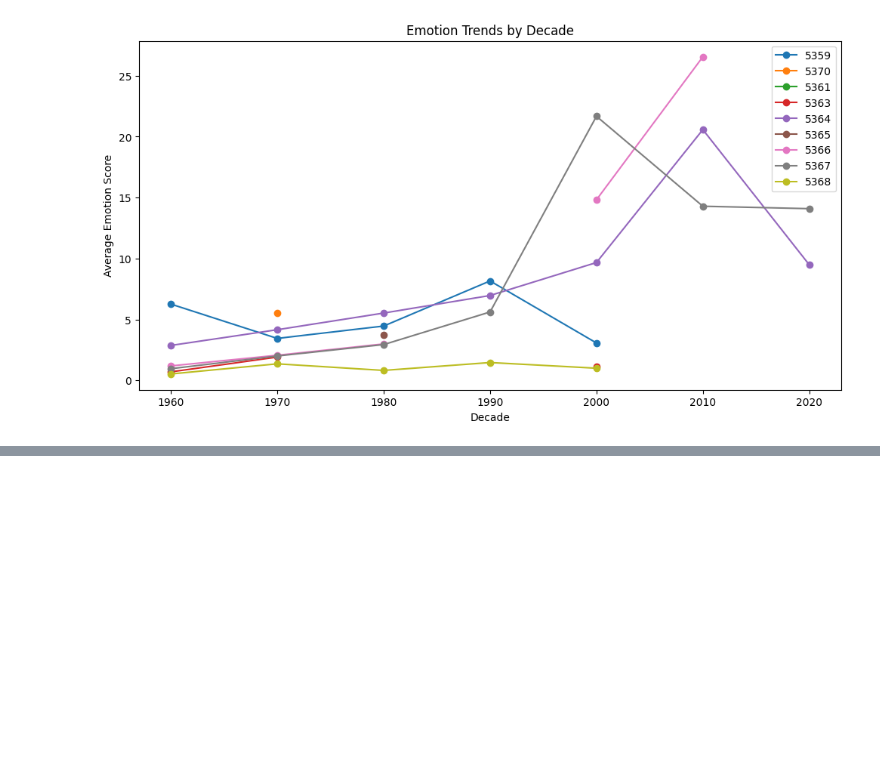
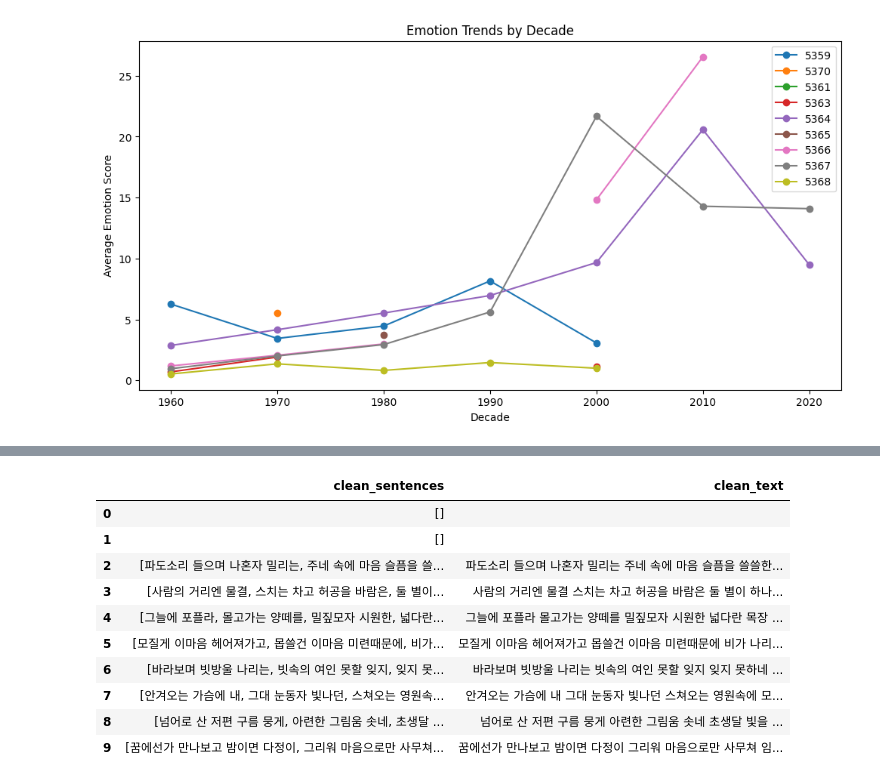
Before and after one commit to jangdain04-lab/TA_Airpods, a Jupyter notebook: TA_lyrics.ipynb, the cells around one changed output, grey strips where cells are left out. Saved outputs shown, nothing was run; the diff lists cells and outputs as text; code cells hidden in the pictures; blank space fills up the shorter version.

```diff
--- a/TA_lyrics.ipynb
+++ b/TA_lyrics.ipynb
@@ -496,0 +635,14 @@ df['emotion_word_ratio'] = df['hits'] / df['tokens'].apply(len)
+# %%
+df_kpop[['clean_sentences', 'clean_text']].head(10)
+# %% [output]
+|  | clean_sentences | clean_text |
+| 0 | [] |  |
+| 1 | [] |  |
+| 2 | [파도소리 들으며 나혼자 밀리는, 주네 속에 마음 슬픔을 쓸... | 파도소리 들으며 나혼자 밀리는 주네 속에 마음 슬픔을 쓸쓸한... |
+| 3 | [사람의 거리엔 물결, 스치는 차고 허공을 바람은, 둘 별이... | 사람의 거리엔 물결 스치는 차고 허공을 바람은 둘 별이 하나... |
+| 4 | [그늘에 포플라, 몰고가는 양떼를, 밀짚모자 시원한, 넓다란... | 그늘에 포플라 몰고가는 양떼를 밀짚모자 시원한 넓다란 목장 ... |
+| 5 | [모질게 이마음 헤어져가고, 몹쓸건 이마음 미련때문에, 비가... | 모질게 이마음 헤어져가고 몹쓸건 이마음 미련때문에 비가 나리... |
+| 6 | [바라보며 빗방울 나리는, 빗속의 여인 못할 잊지, 잊지 못... | 바라보며 빗방울 나리는 빗속의 여인 못할 잊지 잊지 못하네 ... |
+| 7 | [안겨오는 가슴에 내, 그대 눈동자 빛나던, 스쳐오는 영원속... | 안겨오는 가슴에 내 그대 눈동자 빛나던 스쳐오는 영원속에 모... |
+| 8 | [넘어로 산 저편 구름 뭉게, 아련한 그림움 솟네, 초생달 ... | 넘어로 산 저편 구름 뭉게 아련한 그림움 솟네 초생달 빛을 ... |
+| 9 | [꿈에선가 만나보고 밤이면 다정이, 그리워 마음으로만 사무쳐... | 꿈에선가 만나보고 밤이면 다정이 그리워 마음으로만 사무쳐 임... |
```
Also changed, not shown: parts of 17 cells of this notebook.
